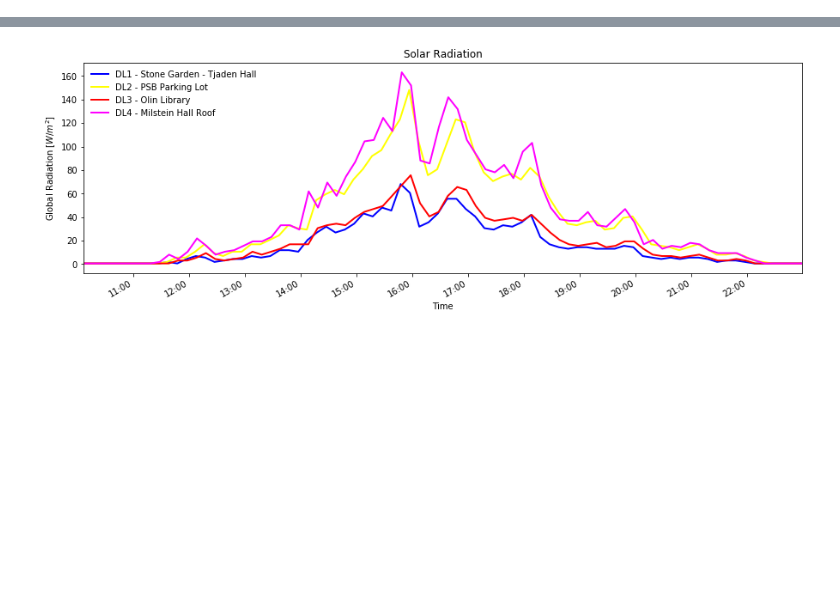
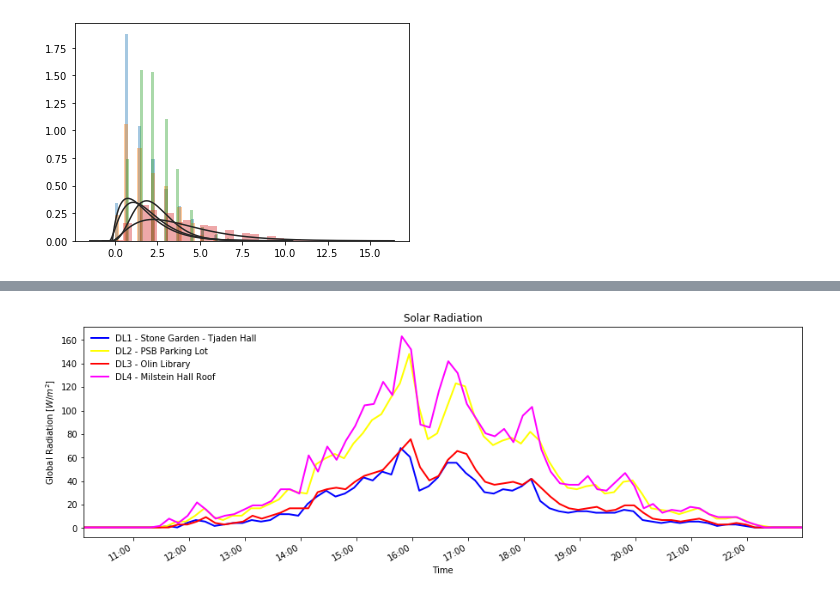
Before and after one commit to kastnerp/CampusMicroclimateAndWeather, a Jupyter notebook: ReadPlot.ipynb, the cells around one changed output, grey strips where cells are left out. Cells and saved outputs as stored; diff of their text form; code cells hidden in the pictures; blank space fills up the shorter version.

```diff
--- a/ReadPlot.ipynb
+++ b/ReadPlot.ipynb
@@ -30,3 +30,29 @@ basePathRemy = Path("C:/Users/remym/Dropbox/Cornell 2019-2020/ESL Independent St
 basePathRemy = Path("C:/Users/remym/Dropbox/Cornell 2019-2020/ESL Independent Study/_StationDataPython")
 
 loadPath = basePathPatrick
+# %%
+from hoboreader import HoboReader
+S1=HoboReader(loadPath / "20191101_11-04_DL1.csv")
+S2=HoboReader(loadPath / "20191101-10-50_DL2.csv")
+S3=HoboReader(loadPath / "20191115-11-08_DL3.csv")
+S4=HoboReader(loadPath / "20191101-12-58_DL4.csv")
+
+
+df1=S1.get_dataframe()
+df2=S2.get_dataframe()
+df3=S3.get_dataframe()
+df4=S4.get_dataframe()
+
+# Variable to plot
+variable1 = "Wind Speed"
+variable2 = "Wind Direction"
+
+#df1[variable].hist()
+sns.distplot(df1[variable1], kde=False, fit=stats.gamma);
+sns.distplot(df2[variable1], kde=False, fit=stats.gamma);
+sns.distplot(df3[variable1], kde=False, fit=stats.gamma);
+sns.distplot(df4[variable1], kde=False, fit=stats.gamma);
+
+#sns.jointplot(x=variable1, y=variable2, data=df1);
+# %% [output]
+[figure, added]
```
Also changed, not shown: parts of 5 cells of this notebook.
